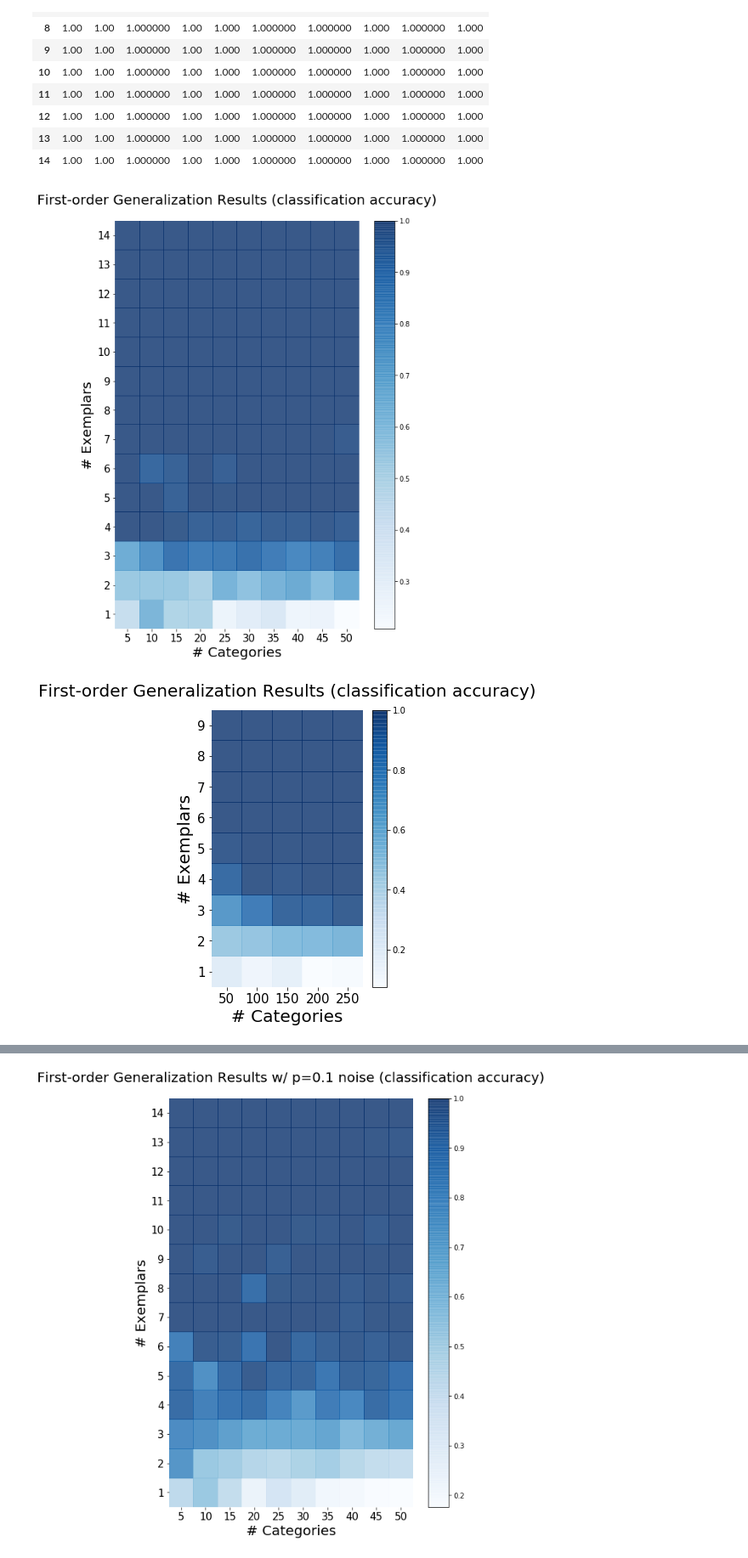
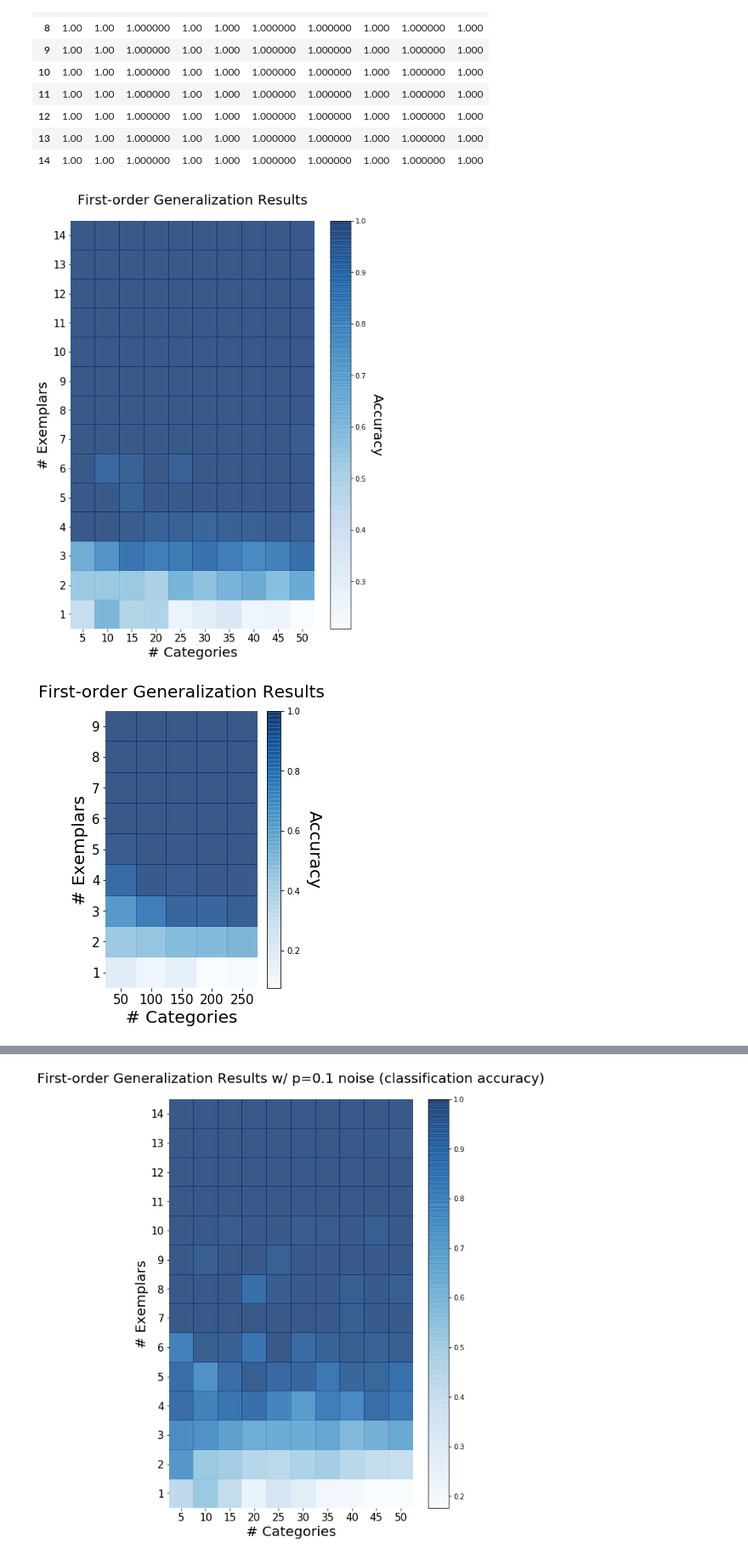
Before and after one commit to rfeinman/learning-to-learn, a Jupyter notebook: notebooks/heatmap.ipynb, the cells around one changed output, grey strips where cells are left out. Shown at 85% size. Drawn from its saved outputs; the diff is of its cells as text; code cells hidden in the pictures.

```diff
--- a/notebooks/heatmap.ipynb
+++ b/notebooks/heatmap.ipynb
@@ -38,10 +38,10 @@ def plot_heatmap(df, title, size):
     cbar = plt.colorbar(heatmap)
     cbar.set_label('Accuracy', rotation=270, fontsize=20, labelpad=25)
 # %%
-df_first1 = pd.read_csv('../results/results_firstOrder1.csv', index_col=0)
-df_first2 = pd.read_csv('../results/results_firstOrder2.csv', index_col=0)
-df_second1 = pd.read_csv('../results/results_secondOrder1.csv', index_col=0)
-df_second2 = pd.read_csv('../results/results_secondOrder2.csv', index_col=0)
+df_first1 = pd.read_csv('../results/mlp_results_firstOrder1.csv', index_col=0)
+df_first2 = pd.read_csv('../results/mlp_results_firstOrder2.csv', index_col=0)
+df_second1 = pd.read_csv('../results/mlp_results_secondOrder1.csv', index_col=0)
+df_second2 = pd.read_csv('../results/mlp_results_secondOrder2.csv', index_col=0)
 # %%
 df_first1
 # %% [output]
@@ -62,15 +62,15 @@ df_first1
 | 14 | 1.00 | 1.00 | 1.000000 | 1.00 | 1.000 | 1.000000 | 1.000000 | 1.000 | 1.000000 | 1.000 |
 # %%
 plot_heatmap(df_first1,
-             title='First-order Generalization Results (classification accuracy)',
+             title='First-order Generalization Results',
              size=(8, 11))
 # %% [output]
-[figure, old version]
+[figure, new version]
 # %%
 plot_heatmap(df_first2,
-             title='First-order Generalization Results (classification accuracy)',
+             title='First-order Generalization Results',
              size=(4,6))
 # %% [output]
-[figure, old version]
+[figure, new version]
 # %%
 plot_heatmap(df_second1,
```
Also changed, not shown: parts of 6 cells of this notebook, 3 other files.
